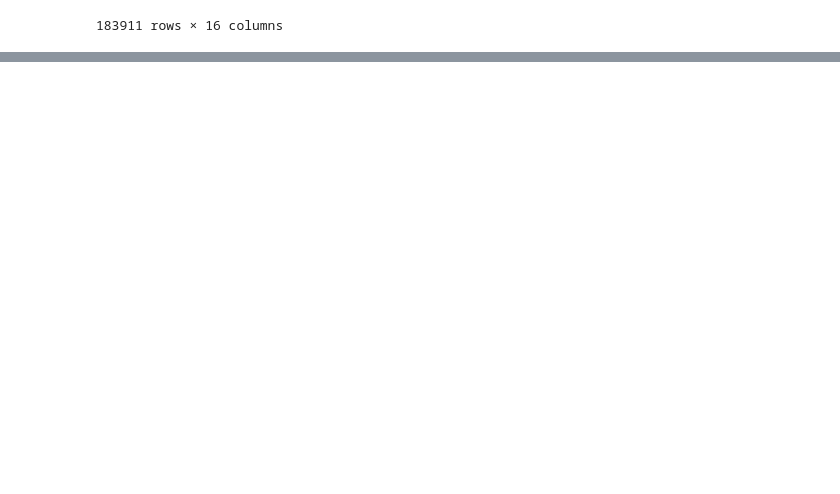
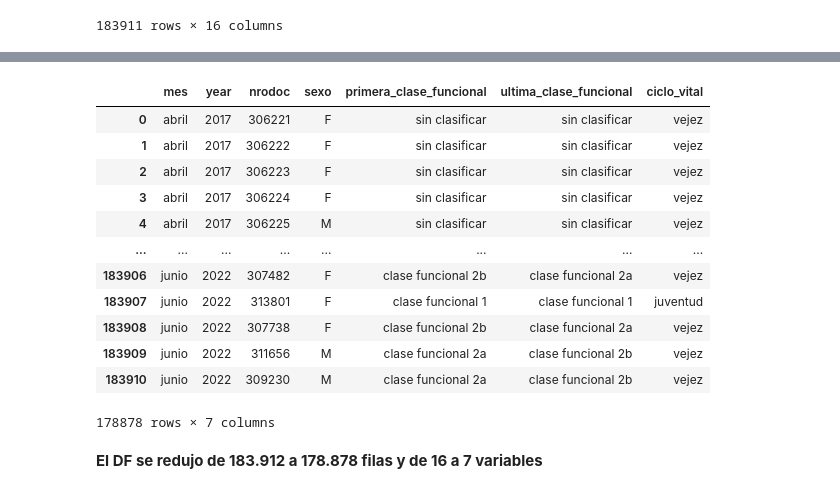
Before and after one commit to danielmancovidales/Aplicaciones-en-salud, a Jupyter notebook: prepro_usuarios.ipynb, the cells around one changed output, grey strips where cells are left out. Saved outputs shown, nothing was run; the diff lists cells and outputs as text; code cells hidden in the pictures; blank space fills up the shorter version.

```diff
--- a/prepro_usuarios.ipynb
+++ b/prepro_usuarios.ipynb
@@ -33,0 +399,8 @@ df_usuarios
+# %%
+df_usuarios = df_usuarios.drop(["edad", "quinquenio"], axis=1)
+# %%
+# Se decide reemplazar los nulos con la categoria 'sin clasificar'
+df_usuarios['primera_clase_funcional'].fillna('sin clasificar', inplace=True)
+# %%
+# Se decide reemplazar los nulos en la categoria 'sin clasificar'
+df_usuarios['ultima_clase_funcional'].fillna('sin clasificar', inplace=True)
@@ -33,0 +416,3 @@ df_usuarios
+# %%
+#Reemplazar por valor más común
+df_usuarios['ciclo_vital'].fillna('vejez', inplace=True)
@@ -33,0 +431,18 @@ df_usuarios
+# %%
+df_usuarios
+# %% [output]
+|  | mes | year | nrodoc | sexo | primera_clase_funcional | ultima_clase_funcional | ciclo_vital |
+| 0 | abril | 2017 | 306221 | F | sin clasificar | sin clasificar | vejez |
+| 1 | abril | 2017 | 306222 | F | sin clasificar | sin clasificar | vejez |
+| 2 | abril | 2017 | 306223 | F | sin clasificar | sin clasificar | vejez |
+| 3 | abril | 2017 | 306224 | F | sin clasificar | sin clasificar | vejez |
+| 4 | abril | 2017 | 306225 | M | sin clasificar | sin clasificar | vejez |
+| ... | ... | ... | ... | ... | ... | ... | ... |
+| 183906 | junio | 2022 | 307482 | F | clase funcional 2b | clase funcional 2a | vejez |
+| 183907 | junio | 2022 | 313801 | F | clase funcional 1 | clase funcional 1 | juventud |
+| 183908 | junio | 2022 | 307738 | F | clase funcional 2b | clase funcional 2a | vejez |
+| 183909 | junio | 2022 | 311656 | M | clase funcional 2a | clase funcional 2b | vejez |
+| 183910 | junio | 2022 | 309230 | M | clase funcional 2a | clase funcional 2b | vejez |
+178878 rows × 7 columns
+# %% [markdown]
+**El DF se redujo de 183.912 a 178.878 filas y de 16 a 7 variables**
```
Also changed, not shown: parts of 40 cells of this notebook.
